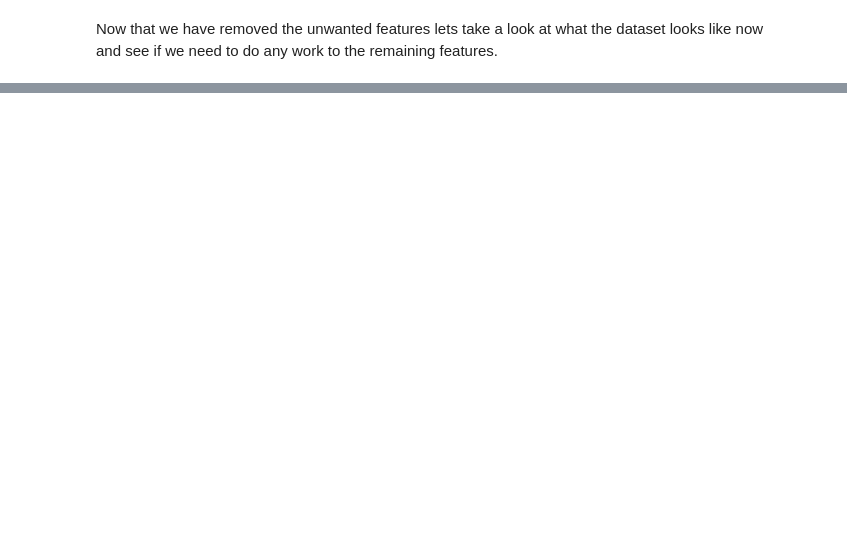
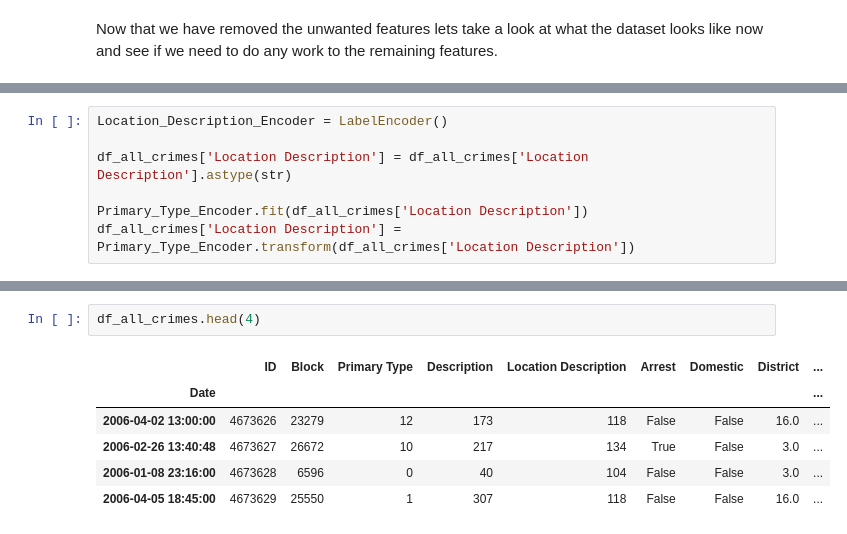
Before and after one commit to king802/CRIME-PREDICTION-ANALYSIS, a Jupyter notebook: ChicagoCrimePreprocessor.ipynb, the cells around one changed output, grey strips where cells are left out. Cells and saved outputs as stored; diff of their text form; blank space fills up the shorter version.

```diff
--- a/ChicagoCrimePreprocessor.ipynb
+++ b/ChicagoCrimePreprocessor.ipynb
@@ -139,0 +276,7 @@ But first lets export our cleaned up dataset so that we can use it in other note
+# %%
+Location_Description_Encoder = LabelEncoder()
+
+df_all_crimes['Location Description'] = df_all_crimes['Location Description'].astype(str)
+
+Primary_Type_Encoder.fit(df_all_crimes['Location Description'])
+df_all_crimes['Location Description'] = Primary_Type_Encoder.transform(df_all_crimes['Location Description'])
@@ -139,0 +308,9 @@ But first lets export our cleaned up dataset so that we can use it in other note
+# %%
+df_all_crimes.head(4)
+# %% [output]
+|  | ID | Block | Primary Type | Description | Location Description | Arrest | Domestic | District | ... |
+| Date |  |  |  |  |  |  |  |  | ... |
+| 2006-04-02 13:00:00 | 4673626 | 23279 | 12 | 173 | 118 | False | False | 16.0 | ... |
+| 2006-02-26 13:40:48 | 4673627 | 26672 | 10 | 217 | 134 | True | False | 3.0 | ... |
+| 2006-01-08 23:16:00 | 4673628 | 6596 | 0 | 40 | 104 | False | False | 3.0 | ... |
+| 2006-04-05 18:45:00 | 4673629 | 25550 | 1 | 307 | 118 | False | False | 16.0 | ... |
```
Also changed, not shown: parts of 52 cells of this notebook.
